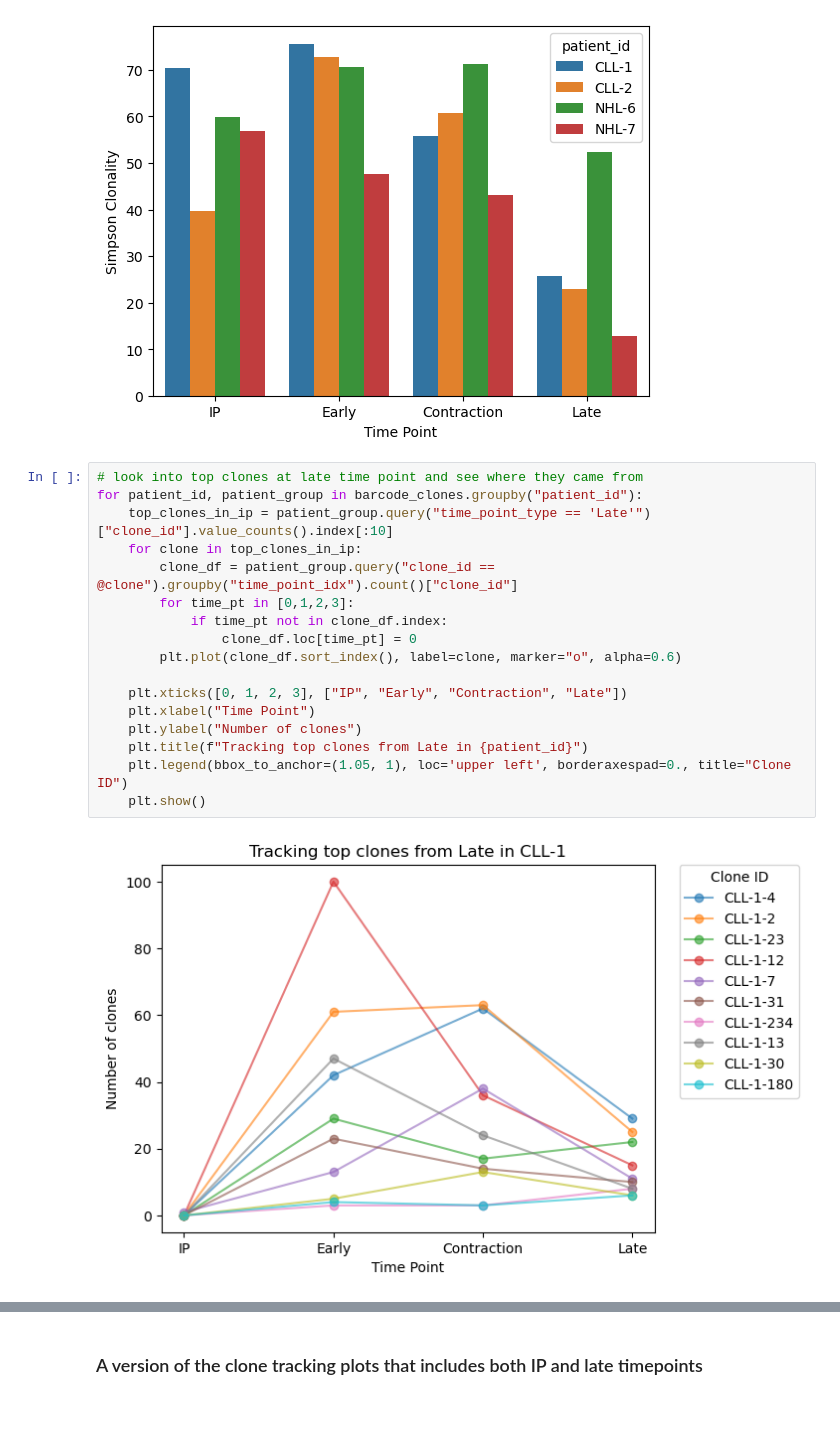
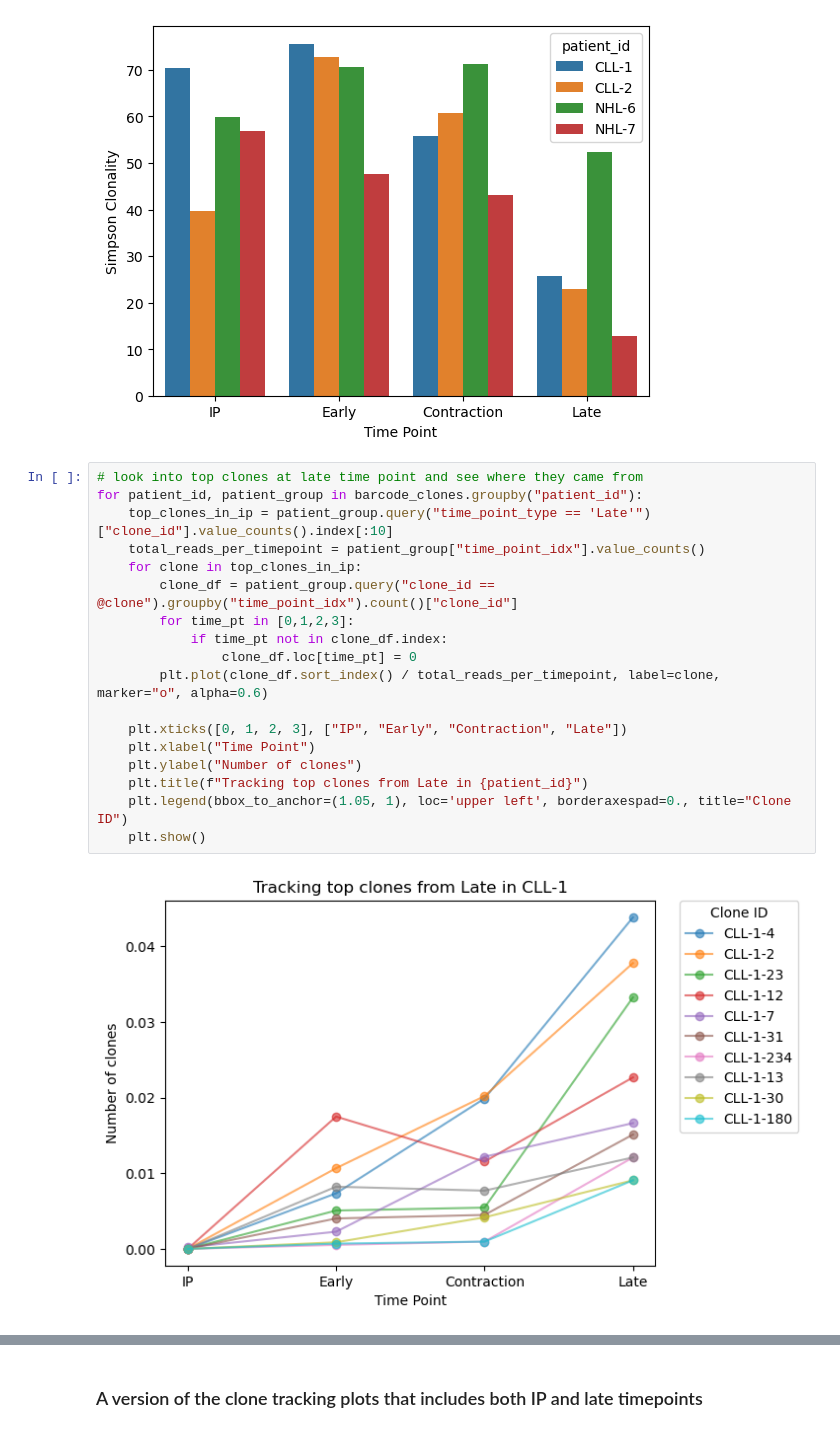
Before and after one commit to ElanaPearl/CAR_T_clonal_kinetics, a Jupyter notebook: tcr_clonality.ipynb, the cells around one changed output, grey strips where cells are left out. Drawn from its saved outputs; the diff is of its cells as text.

```diff
--- a/tcr_clonality.ipynb
+++ b/tcr_clonality.ipynb
@@ -53,19 +53,20 @@ plt.show()
 # %%
 # look into top clones at late time point and see where they came from
 for patient_id, patient_group in barcode_clones.groupby("patient_id"):
     top_clones_in_ip = patient_group.query("time_point_type == 'Late'")["clone_id"].value_counts().index[:10]
+    total_reads_per_timepoint = patient_group["time_point_idx"].value_counts()
     for clone in top_clones_in_ip:
         clone_df = patient_group.query("clone_id == @clone").groupby("time_point_idx").count()["clone_id"]
         for time_pt in [0,1,2,3]:
             if time_pt not in clone_df.index:
                 clone_df.loc[time_pt] = 0
-        plt.plot(clone_df.sort_index(), label=clone, marker="o", alpha=0.6)
+        plt.plot(clone_df.sort_index() / total_reads_per_timepoint, label=clone, marker="o", alpha=0.6)
 
     plt.xticks([0, 1, 2, 3], ["IP", "Early", "Contraction", "Late"])
     plt.xlabel("Time Point")
     plt.ylabel("Number of clones")
     plt.title(f"Tracking top clones from Late in {patient_id}")
     plt.legend(bbox_to_anchor=(1.05, 1), loc='upper left', borderaxespad=0., title="Clone ID")
     plt.show()
 # %% [output]
-[figure, old version]
+[figure, new version]
```
Also changed, not shown: parts of 2 cells of this notebook.
